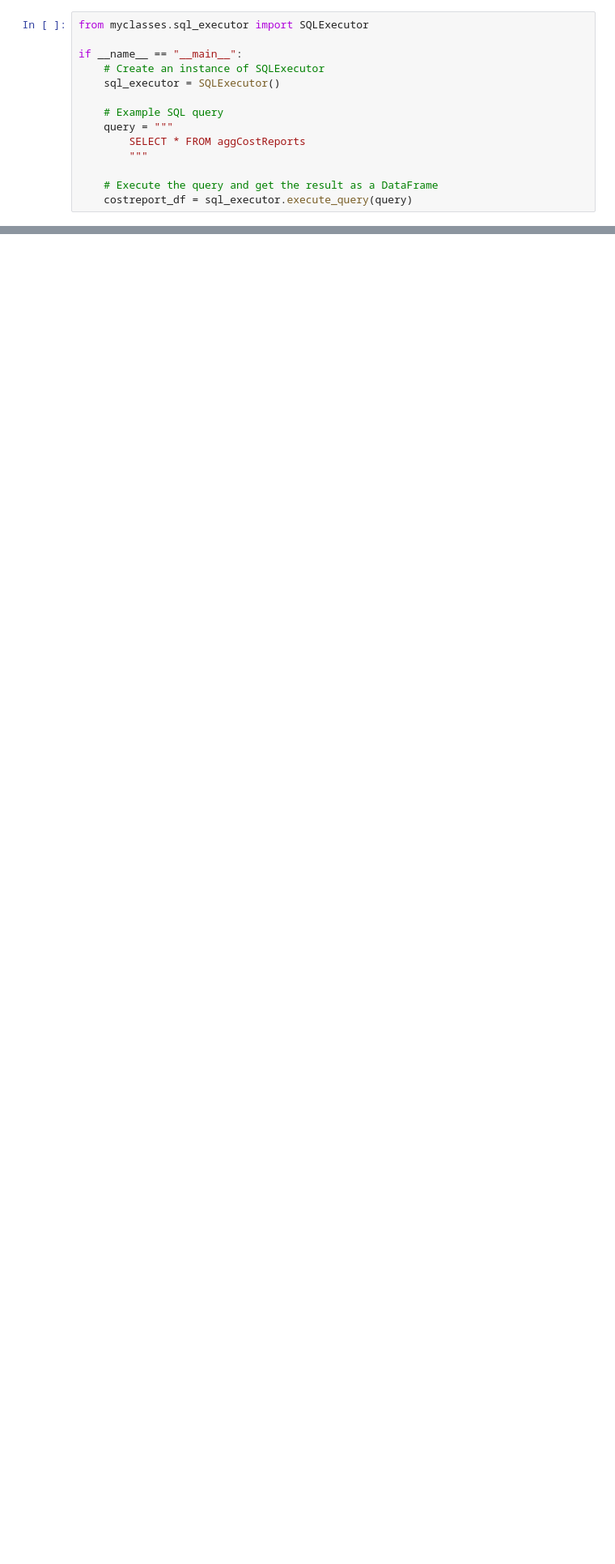
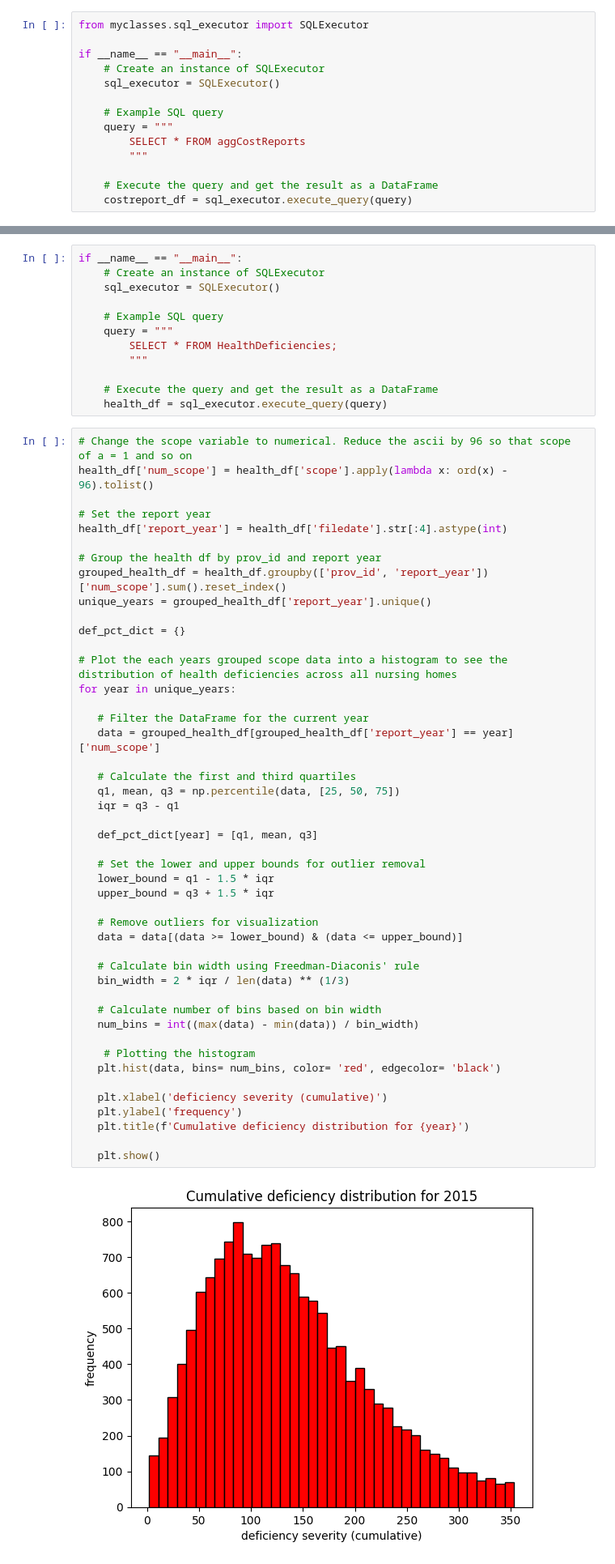
Before and after one commit to joshua-orndorff/Data-4999, a Jupyter notebook: exploratory-data-analysis.ipynb, the cells around one changed output, grey strips where cells are left out. Shown: that part at 81% size. Drawn from its saved outputs; the diff is of its cells as text; blank space fills up the shorter version.

```diff
--- a/exploratory-data-analysis.ipynb
+++ b/exploratory-data-analysis.ipynb
@@ -79,0 +102,60 @@ box_and_whisker('government')
+# %%
+if __name__ == "__main__":
+    # Create an instance of SQLExecutor
+    sql_executor = SQLExecutor()
+
+    # Example SQL query
+    query = """
+        SELECT * FROM HealthDeficiencies;
+        """
+
+    # Execute the query and get the result as a DataFrame
+    health_df = sql_executor.execute_query(query)
+# %%
+# Change the scope variable to numerical. Reduce the ascii by 96 so that scope of a = 1 and so on
+health_df['num_scope'] = health_df['scope'].apply(lambda x: ord(x) - 96).tolist()
+
+# Set the report year
+health_df['report_year'] = health_df['filedate'].str[:4].astype(int)
+
+# Group the health df by prov_id and report year
+grouped_health_df = health_df.groupby(['prov_id', 'report_year'])['num_scope'].sum().reset_index()
+unique_years = grouped_health_df['report_year'].unique()
+
+def_pct_dict = {}
+
+# Plot the each years grouped scope data into a histogram to see the distribution of health deficiencies across all nursing homes
+for year in unique_years:
+
+   # Filter the DataFrame for the current year
+   data = grouped_health_df[grouped_health_df['report_year'] == year]['num_scope']
+
+   # Calculate the first and third quartiles
+   q1, mean, q3 = np.percentile(data, [25, 50, 75])
+   iqr = q3 - q1
+
+   def_pct_dict[year] = [q1, mean, q3]
+
+   # Set the lower and upper bounds for outlier removal
+   lower_bound = q1 - 1.5 * iqr
+   upper_bound = q3 + 1.5 * iqr
+
+   # Remove outliers for visualization
+   data = data[(data >= lower_bound) & (data <= upper_bound)]
+
+   # Calculate bin width using Freedman-Diaconis' rule
+   bin_width = 2 * iqr / len(data) ** (1/3)
+
+   # Calculate number of bins based on bin width
+   num_bins = int((max(data) - min(data)) / bin_width)
+
+    # Plotting the histogram
+   plt.hist(data, bins= num_bins, color= 'red', edgecolor= 'black')
+
+   plt.xlabel('deficiency severity (cumulative)')
+   plt.ylabel('frequency')
+   plt.title(f'Cumulative deficiency distribution for {year}')
+
+   plt.show()
+# %% [output]
+[figure, added]
```
Also changed, not shown: parts of 6 cells of this notebook.
